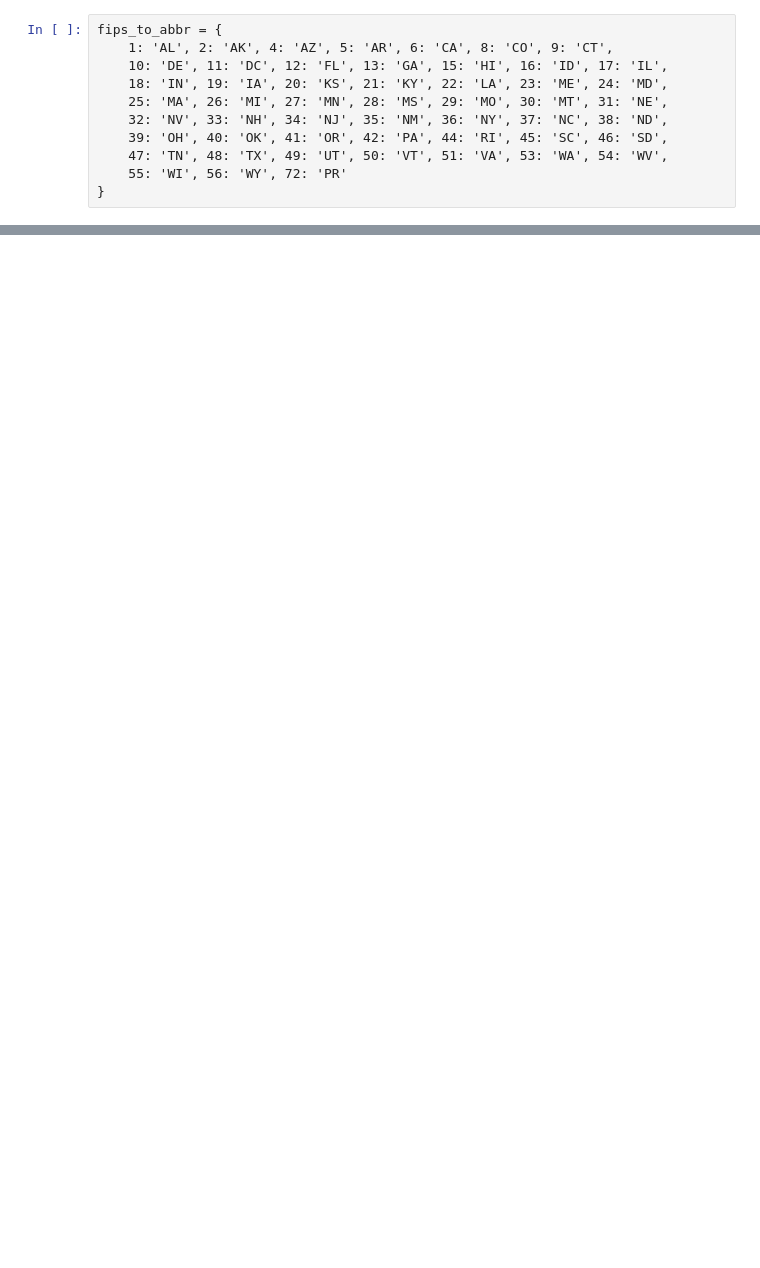
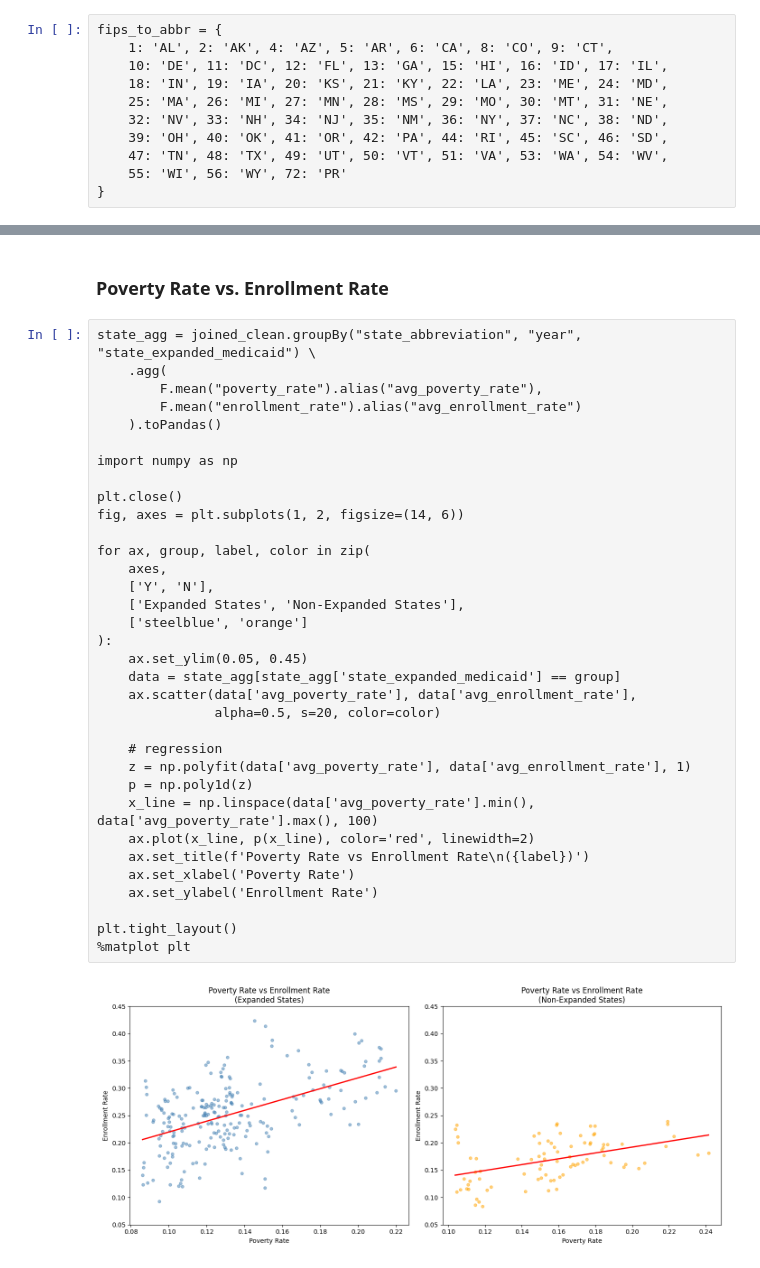
Before and after one commit to berylhu43/Medicaid_AWS, a Jupyter notebook: final.ipynb, the cells around one changed output, grey strips where cells are left out. Drawn from its saved outputs; the diff is of its cells as text; blank space fills up the shorter version.

```diff
--- a/final.ipynb
+++ b/final.ipynb
@@ -218,0 +336,38 @@ only showing top 5 rows
+# %% [markdown]
+### Poverty Rate vs. Enrollment Rate
+# %%
+state_agg = joined_clean.groupBy("state_abbreviation", "year", "state_expanded_medicaid") \
+    .agg(
+        F.mean("poverty_rate").alias("avg_poverty_rate"),
+        F.mean("enrollment_rate").alias("avg_enrollment_rate")
+    ).toPandas()
+
+import numpy as np
+
+plt.close()
+fig, axes = plt.subplots(1, 2, figsize=(14, 6))
+
+for ax, group, label, color in zip(
+    axes,
+    ['Y', 'N'],
+    ['Expanded States', 'Non-Expanded States'],
+    ['steelblue', 'orange']
+):
+    ax.set_ylim(0.05, 0.45)
+    data = state_agg[state_agg['state_expanded_medicaid'] == group]
+    ax.scatter(data['avg_poverty_rate'], data['avg_enrollment_rate'],
+               alpha=0.5, s=20, color=color)
+
+    # regression
+    z = np.polyfit(data['avg_poverty_rate'], data['avg_enrollment_rate'], 1)
+    p = np.poly1d(z)
+    x_line = np.linspace(data['avg_poverty_rate'].min(), data['avg_poverty_rate'].max(), 100)
+    ax.plot(x_line, p(x_line), color='red', linewidth=2)
+    ax.set_title(f'Poverty Rate vs Enrollment Rate\n({label})')
+    ax.set_xlabel('Poverty Rate')
+    ax.set_ylabel('Enrollment Rate')
+
+plt.tight_layout()
+%matplot plt
+# %% [output]
+[figure, added]
```
Also changed, not shown: parts of 59 cells of this notebook, 2 other files.
